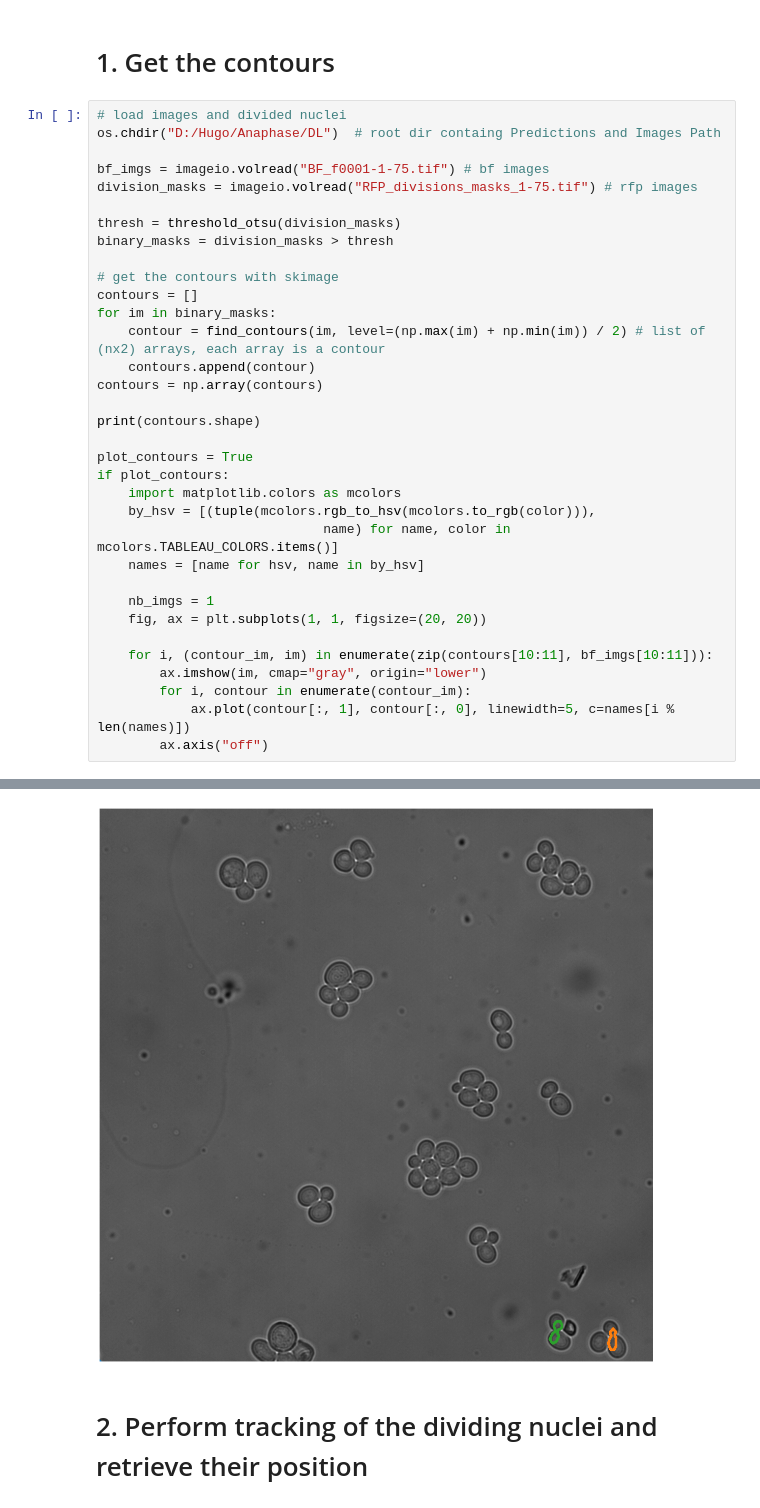
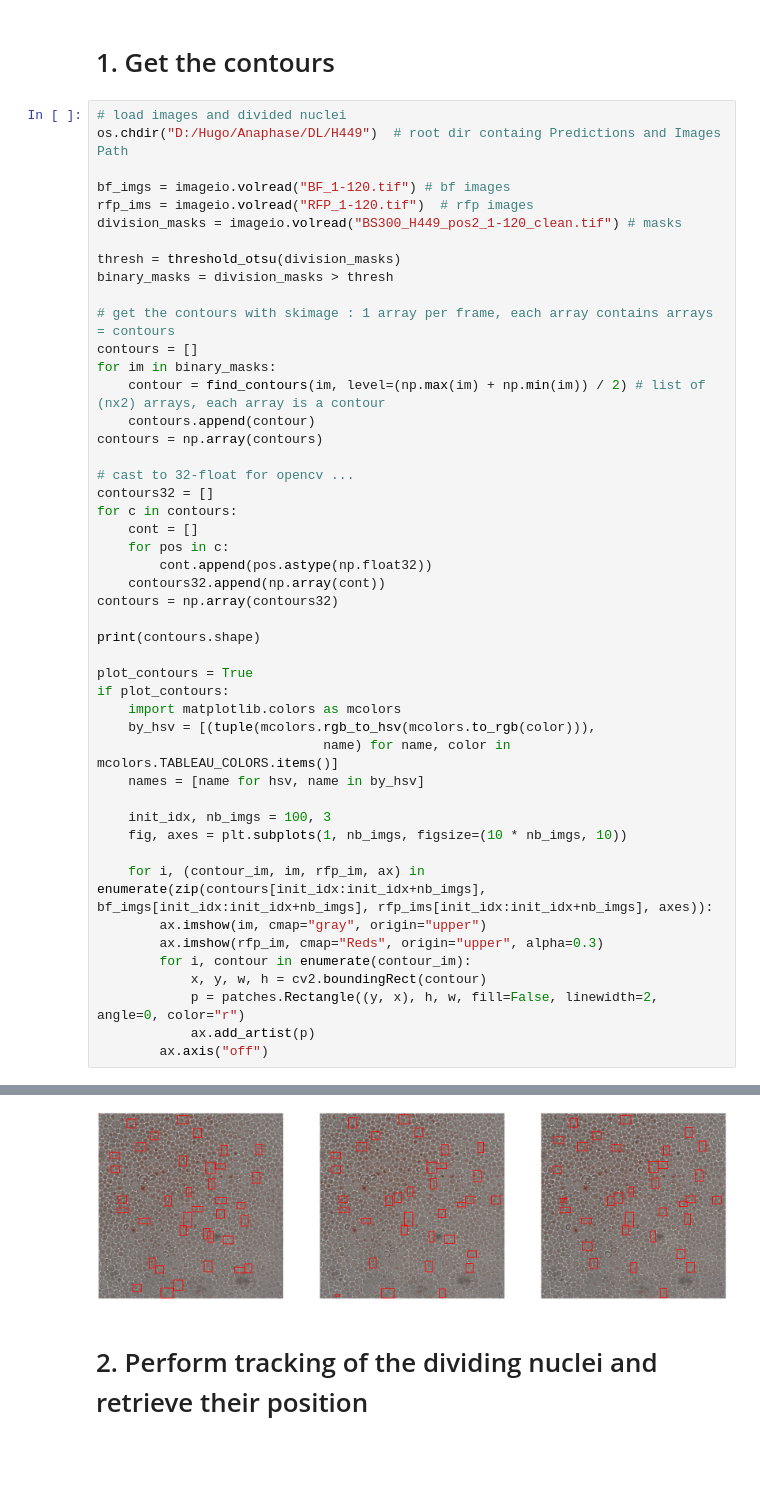
Before and after one commit to hugovaysset/Stage_Curie, a Jupyter notebook: Anaphase_DL/Build_training_set.ipynb, the cells around one changed output, grey strips where cells are left out. Drawn from its saved outputs; the diff is of its cells as text; blank space fills up the shorter version.

```diff
--- a/Anaphase_DL/Build_training_set.ipynb
+++ b/Anaphase_DL/Build_training_set.ipynb
@@ -30,20 +29,30 @@ import napari
 # 1. Get the contours
 # %%
 # load images and divided nuclei
-os.chdir("D:/Hugo/Anaphase/DL")  # root dir containg Predictions and Images Path
+os.chdir("D:/Hugo/Anaphase/DL/H449")  # root dir containg Predictions and Images Path
 
-bf_imgs = imageio.volread("BF_f0001-1-75.tif") # bf images
-division_masks = imageio.volread("RFP_divisions_masks_1-75.tif") # rfp images
+bf_imgs = imageio.volread("BF_1-120.tif") # bf images
+rfp_ims = imageio.volread("RFP_1-120.tif")  # rfp images
+division_masks = imageio.volread("BS300_H449_pos2_1-120_clean.tif") # masks
 
 thresh = threshold_otsu(division_masks)
 binary_masks = division_masks > thresh
 
-# get the contours with skimage
+# get the contours with skimage : 1 array per frame, each array contains arrays = contours
 contours = []
 for im in binary_masks:
     contour = find_contours(im, level=(np.max(im) + np.min(im)) / 2) # list of (nx2) arrays, each array is a contour
     contours.append(contour)
 contours = np.array(contours)
+
+# cast to 32-float for opencv ...
+contours32 = []
+for c in contours:
+    cont = []
+    for pos in c:
+        cont.append(pos.astype(np.float32))
+    contours32.append(np.array(cont))
+contours = np.array(contours32)
 
 print(contours.shape)
 
@@ -54,12 +63,15 @@ if plot_contours:
                              name) for name, color in mcolors.TABLEAU_COLORS.items()]
     names = [name for hsv, name in by_hsv]
 
-    nb_imgs = 1
-    fig, ax = plt.subplots(1, 1, figsize=(20, 20))
+    init_idx, nb_imgs = 100, 3
+    fig, axes = plt.subplots(1, nb_imgs, figsize=(10 * nb_imgs, 10))
 
-    for i, (contour_im, im) in enumerate(zip(contours[10:11], bf_imgs[10:11])):
-        ax.imshow(im, cmap="gray", origin="lower")
+    for i, (contour_im, im, rfp_im, ax) in enumerate(zip(contours[init_idx:init_idx+nb_imgs], bf_imgs[init_idx:init_idx+nb_imgs], rfp_ims[init_idx:init_idx+nb_imgs], axes)):
+        ax.imshow(im, cmap="gray", origin="upper")
+        ax.imshow(rfp_im, cmap="Reds", origin="upper", alpha=0.3)
         for i, contour in enumerate(contour_im):
-            ax.plot(contour[:, 1], contour[:, 0], linewidth=5, c=names[i % len(names)])
+            x, y, w, h = cv2.boundingRect(contour)
+            p = patches.Rectangle((y, x), h, w, fill=False, linewidth=2, angle=0, color="r")
+            ax.add_artist(p)
         ax.axis("off")
 # %% [output]
@@ -67,4 +79,4 @@ if plot_contours:
-[figure, old version]
+[figure, new version]
 # %% [markdown]
 # 2. Perform tracking of the dividing nuclei and retrieve their position
 # %%
```
Also changed, not shown: parts of 14 cells of this notebook, 6 other files.
